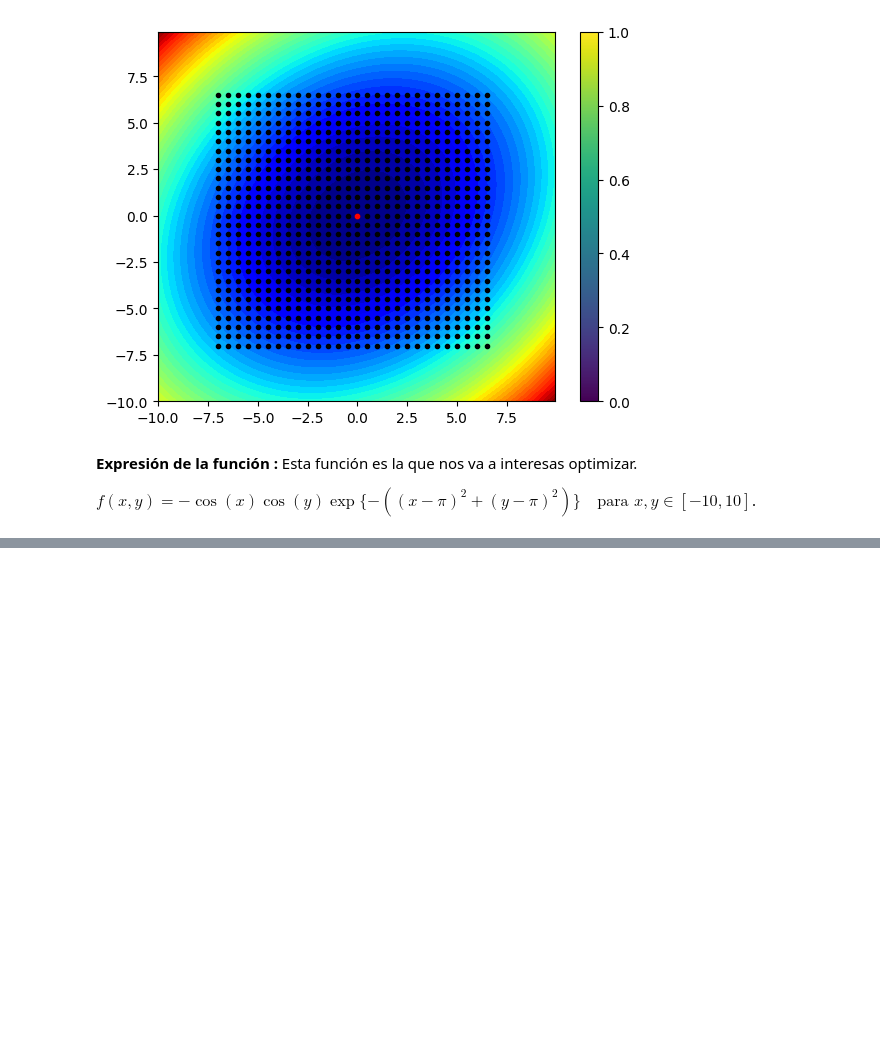
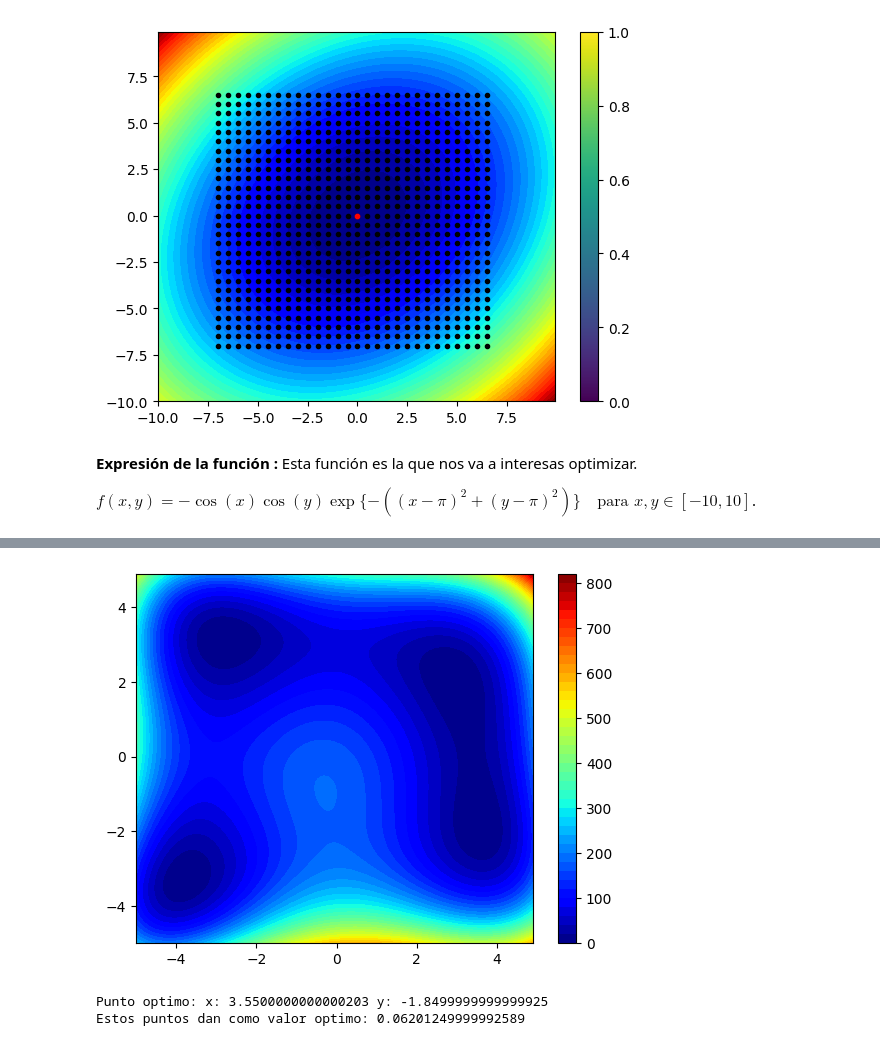
Before and after one commit to juancarvajal-hub/Optimizaci-n-E-IA, a Jupyter notebook: Ejercicio_1.ipynb, the cells around one changed output, grey strips where cells are left out. Saved outputs shown, nothing was run; the diff lists cells and outputs as text; code cells hidden in the pictures; blank space fills up the shorter version.

```diff
--- a/Ejercicio_1.ipynb
+++ b/Ejercicio_1.ipynb
@@ -93,0 +159,15 @@ $f(x, y) = -\cos(x)\cos(y)\exp\{-((x-\pi)^2 + (y-\pi)^2)\} \quad \text{para } x,
+# %%
+# Definimos la función objetivo
+def test_function3(x,y):
+    return (x**2 + y - 11)**2 + (x + y**2 - 7)**2
+# %%
+xi = np.arange(-5,5,0.1) # Generamos valores para la variable x
+yi = np.arange(-5,5,0.1) # Generamos valores aleatorios para la variable y
+x,y = np.meshgrid(xi,yi) # Luego encontramos todo el  conjunto de combinaciones de las varaibles x , y
+feval =  test_function3(x,y)
+# %%
+plt.contourf(x, y, feval, levels=50, cmap='jet')
+plt.colorbar()
+plt.show()
+# %% [output]
+[figure, added]
@@ -93,0 +185,19 @@ $f(x, y) = -\cos(x)\cos(y)\exp\{-((x-\pi)^2 + (y-\pi)^2)\} \quad \text{para } x,
+# %%
+#Busqueda en grilla
+f_opt = feval_t[0][0]
+best_x = 0
+best_y = 0
+###
+for i in range(feval_t.shape[0]):
+    for j in range(feval_t.shape[1]):
+        if feval_t[i][j] < f_opt:
+            f_opt = feval_t[i][j]
+            best_x = i
+            best_y = j
+
+
+print('Punto optimo: x:',xt[best_x][best_y],'y:',yt[best_x][best_y])
+print('Estos puntos dan como valor optimo:' ,f_opt)
+# %% [output]
+Punto optimo: x: 3.5500000000000203 y: -1.8499999999999925
+Estos puntos dan como valor optimo: 0.06201249999992589
```
Also changed, not shown: parts of 11 cells of this notebook.
